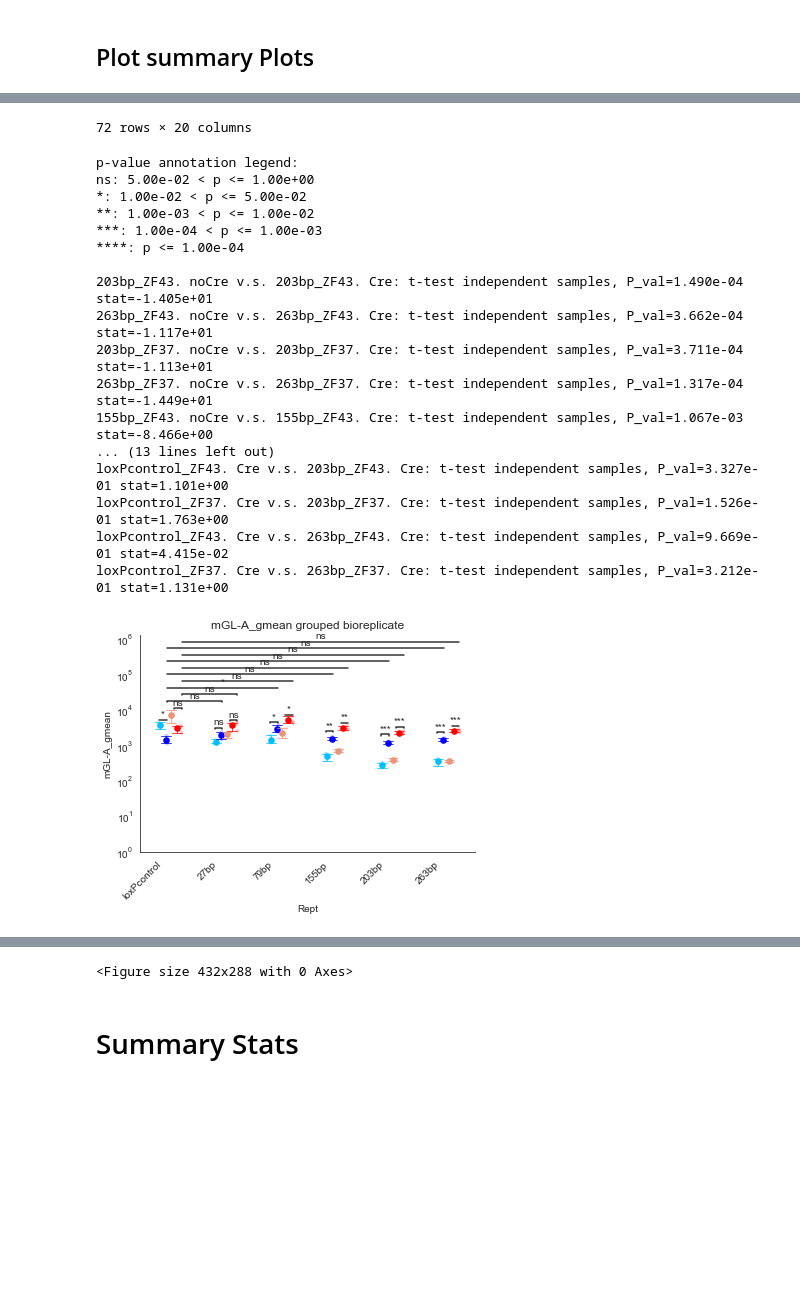
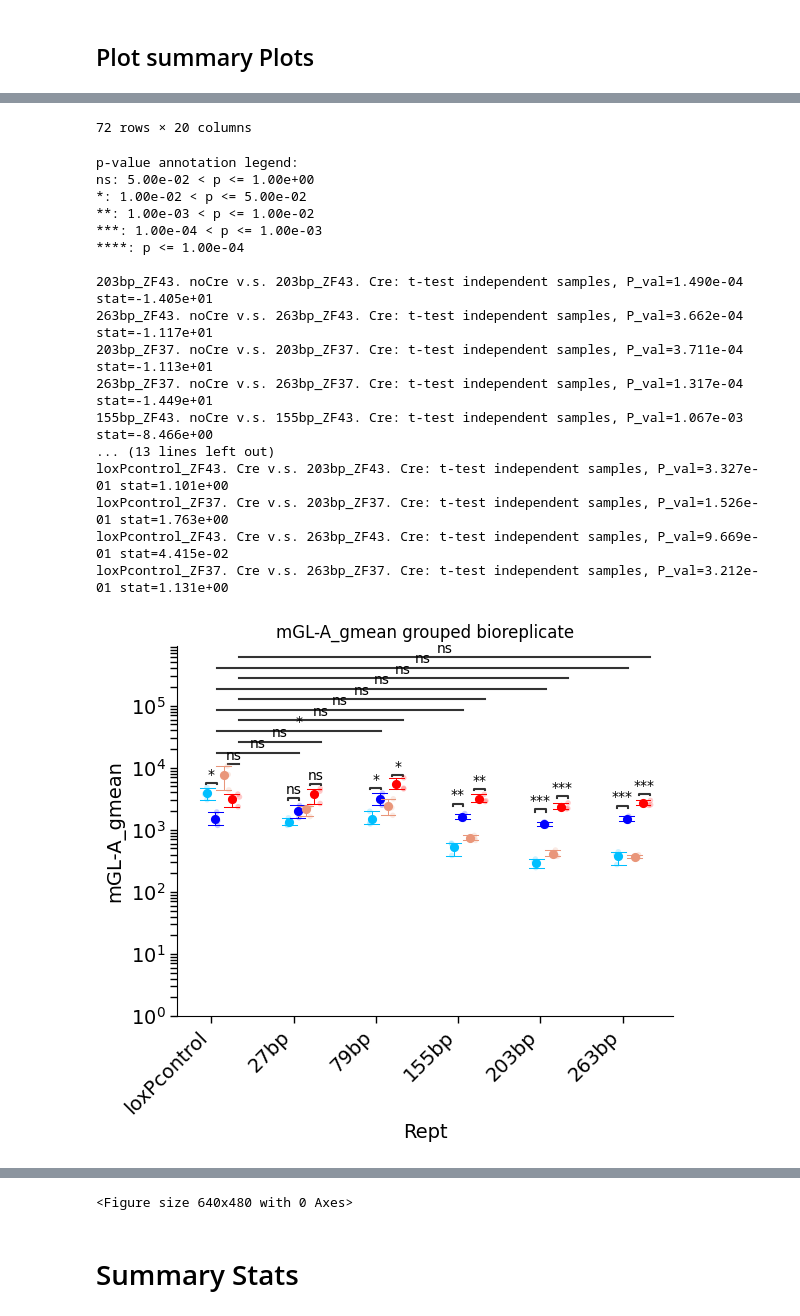
Before and after one commit to GallowayLabMIT/Kabaria_Promoter_Editing_DIAL, a Jupyter notebook: data_DIAL/fig1E_S5B-D_spacerlength_.125xZF.ipynb, the cells around one changed output, grey strips where cells are left out. Drawn from its saved outputs; the diff is of its cells as text; code cells hidden in the pictures; blank space fills up the shorter version.

```diff
--- a/data_DIAL/fig1E_S5B-D_spacerlength_.125xZF.ipynb
+++ b/data_DIAL/fig1E_S5B-D_spacerlength_.125xZF.ipynb
@@ -14,7 +14,7 @@ from functions_paper_1 import *
 exec(open("functions_paper_1.py").read())
 # Local path to Sharepoint (on your computer, change if you are a different user)
 #datadir = Path(Path('../datadir_yb.txt').read_text())
-datadir = Path(Path('../../datadir_srk.txt').read_text())
+datadir = Path(Path('../datadir_srk.txt').read_text())
 figure_folder = './figs_2024_promoter_editing_paper/fig2/fig2_'
 # %% [markdown]
 # Import Data
@@ -364,40 +365,41 @@ for stat in stats_plot:
     plottitle = y + ' grouped bioreplicate'
     plt.yscale(yscale)
     g = summary_plot( x=x, y=y, hue=hue, data=data_now, pairs=pairs, ylim=ylim, yscale =yscale,
-                    x_rot=45, palette = palette, order=order, hue_order=hue_order, plottitle=plottitle, legend=False)
+                    x_rot=45, palette = palette, order=order, hue_order=hue_order, plottitle=plottitle, legend=False,
+                    fontsize=14)
     #g.figure.savefig(figure_folder + plottitle + '.svg',dpi=300,bbox_inches='tight')
 # %% [output]
 |  | Rept | ZF | Cre | cond | bioreplicate_cond_rept | bioreplicate | mGL-A_gmean | mGL-A_median | ... |
 | 0 | 155bp | ZF37 | Cre | ZF37. Cre | 20240219flow_exp20240216_p1. 155b... | 20240219flow_exp20240216_p1 | 2943.790553 | 3609.0 | ... |
 | 1 | 155bp | ZF37 | Cre | ZF37. Cre | 20240219flow_exp20240216_p2. 155b... | 20240219flow_exp20240216_p2 | 2853.933362 | 3513.0 | ... |
 | 2 | 155bp | ZF37 | Cre | ZF37. Cre | 20240219flow_exp20240216_p3. 155b... | 20240219flow_exp20240216_p3 | 3743.453014 | 4655.5 | ... |
 | 3 | 155bp | ZF37 | noCre | ZF37. noCre | 20240219flow_exp20240216_p1. 155b... | 20240219flow_exp20240216_p1 | 675.405012 | 799.5 | ... |
 | 4 | 155bp | ZF37 | noCre | ZF37. noCre | 20240219flow_exp20240216_p2. 155b... | 20240219flow_exp20240216_p2 | 745.464802 | 893.0 | ... |
 | ... | ... | ... | ... | ... | ... | ... | ... | ... | ... |
 | 67 | loxPcontrol | ZF43 | Cre | ZF43. Cre | 20240219flow_exp20240216_p2. loxP... | 20240219flow_exp20240216_p2 | 1178.003328 | 1439.0 | ... |
 | 68 | loxPcontrol | ZF43 | Cre | ZF43. Cre | 20240219flow_exp20240216_p3. loxP... | 20240219flow_exp20240216_p3 | 1381.519504 | 1651.0 | ... |
 | 69 | loxPcontrol | ZF43 | noCre | ZF43. noCre | 20240219flow_exp20240216_p1. loxP... | 20240219flow_exp20240216_p1 | 4800.982137 | 6167.0 | ... |
 | 70 | loxPcontrol | ZF43 | noCre | ZF43. noCre | 20240219flow_exp20240216_p2. loxP... | 20240219flow_exp20240216_p2 | 3051.001570 | 3816.0 | ... |
 | 71 | loxPcontrol | ZF43 | noCre | ZF43. noCre | 20240219flow_exp20240216_p3. loxP... | 20240219flow_exp20240216_p3 | 3776.669077 | 4681.0 | ... |
 72 rows × 20 columns
 p-value annotation legend:
 ns: 5.00e-02 < p <= 1.00e+00
 *: 1.00e-02 < p <= 5.00e-02
 **: 1.00e-03 < p <= 1.00e-02
 ***: 1.00e-04 < p <= 1.00e-03
 ****: p <= 1.00e-04
 
 203bp_ZF43. noCre v.s. 203bp_ZF43. Cre: t-test independent samples, P_val=1.490e-04 stat=-1.405e+01
 263bp_ZF43. noCre v.s. 263bp_ZF43. Cre: t-test independent samples, P_val=3.662e-04 stat=-1.117e+01
 203bp_ZF37. noCre v.s. 203bp_ZF37. Cre: t-test independent samples, P_val=3.711e-04 stat=-1.113e+01
 263bp_ZF37. noCre v.s. 263bp_ZF37. Cre: t-test independent samples, P_val=1.317e-04 stat=-1.449e+01
 155bp_ZF43. noCre v.s. 155bp_ZF43. Cre: t-test independent samples, P_val=1.067e-03 stat=-8.466e+00
 ... (13 lines left out)
 loxPcontrol_ZF43. Cre v.s. 203bp_ZF43. Cre: t-test independent samples, P_val=3.327e-01 stat=1.101e+00
 loxPcontrol_ZF37. Cre v.s. 203bp_ZF37. Cre: t-test independent samples, P_val=1.526e-01 stat=1.763e+00
 loxPcontrol_ZF43. Cre v.s. 263bp_ZF43. Cre: t-test independent samples, P_val=9.669e-01 stat=4.415e-02
 loxPcontrol_ZF37. Cre v.s. 263bp_ZF37. Cre: t-test independent samples, P_val=3.212e-01 stat=1.131e+00
-[figure, old version]
+[figure, new version]
 p-value annotation legend:
 ns: 5.00e-02 < p <= 1.00e+00
 *: 1.00e-02 < p <= 5.00e-02
@@ -437,4 +439,4 @@ loxPcontrol_ZF37. Cre v.s. 263bp_ZF37. Cre: t-test independent samples, P_val=3.
-<Figure size 432x288 with 0 Axes>
+<Figure size 640x480 with 0 Axes>
 # %% [markdown]
 # Summary Stats
 # %%
```
Also changed, not shown: parts of 3 cells of this notebook, 1 other file.
